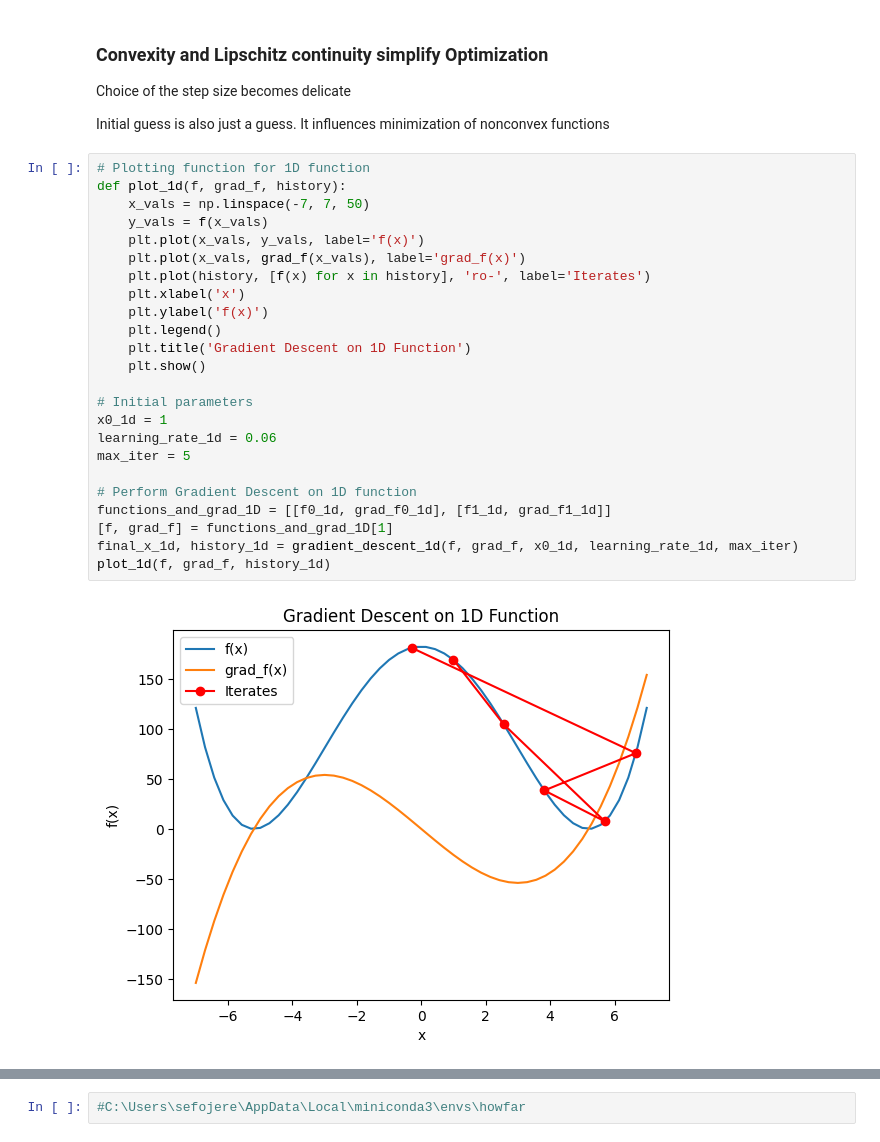
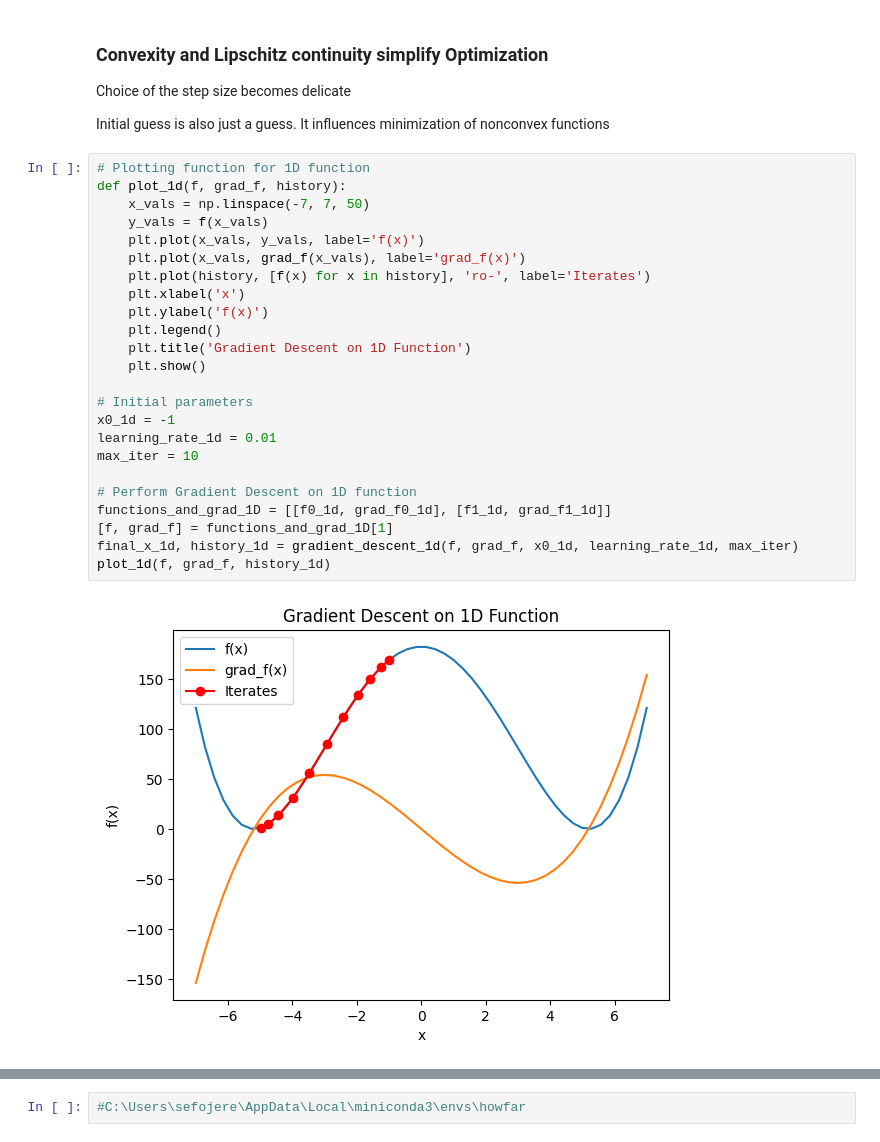
Before and after one commit to JeremieSefo/How-far-can-Mathematics-Go__Applied-Maths, a Jupyter notebook: gradient descent.ipynb, the cells around one changed output, grey strips where cells are left out. Saved outputs shown, nothing was run; the diff lists cells and outputs as text.

```diff
--- a/gradient descent.ipynb
+++ b/gradient descent.ipynb
@@ -79,29 +79,29 @@ Initial guess is also just a guess. It influences minimization of nonconvex func
 # %%
 # Plotting function for 1D function
 def plot_1d(f, grad_f, history):
     x_vals = np.linspace(-7, 7, 50)
     y_vals = f(x_vals)
     plt.plot(x_vals, y_vals, label='f(x)')
     plt.plot(x_vals, grad_f(x_vals), label='grad_f(x)')
     plt.plot(history, [f(x) for x in history], 'ro-', label='Iterates')
     plt.xlabel('x')
     plt.ylabel('f(x)')
     plt.legend()
     plt.title('Gradient Descent on 1D Function')
     plt.show()
 
 # Initial parameters
-x0_1d = 1
-learning_rate_1d = 0.06
-max_iter = 5
+x0_1d = -1
+learning_rate_1d = 0.01
+max_iter = 10
 
 # Perform Gradient Descent on 1D function
 functions_and_grad_1D = [[f0_1d, grad_f0_1d], [f1_1d, grad_f1_1d]]
 [f, grad_f] = functions_and_grad_1D[1]
 final_x_1d, history_1d = gradient_descent_1d(f, grad_f, x0_1d, learning_rate_1d, max_iter)
 plot_1d(f, grad_f, history_1d)
 # %% [output]
-[figure, old version]
+[figure, new version]
 # %%
 # Plotting function for 2D function
 def plot_2d(f, history):
```
Also changed, not shown: parts of 4 cells of this notebook, 1 other file.
